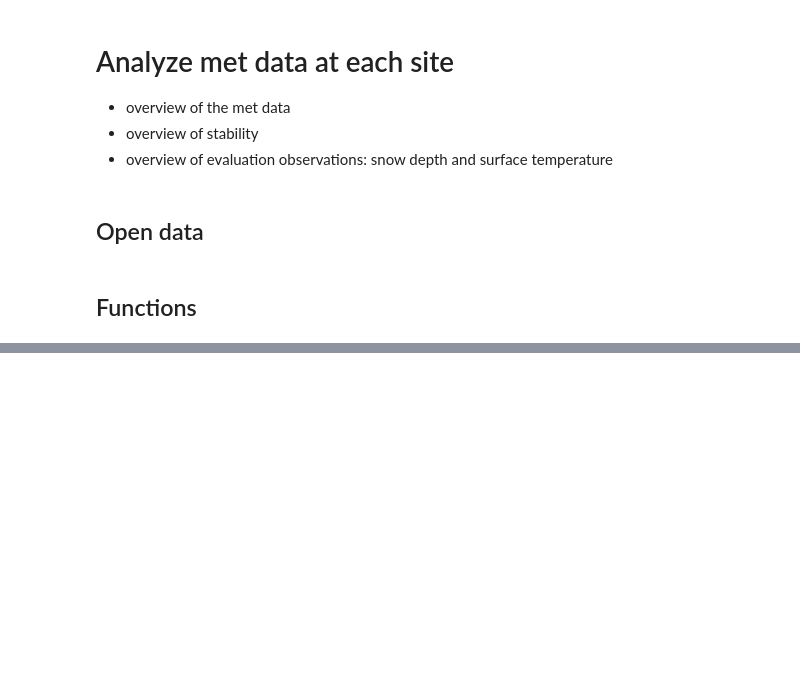
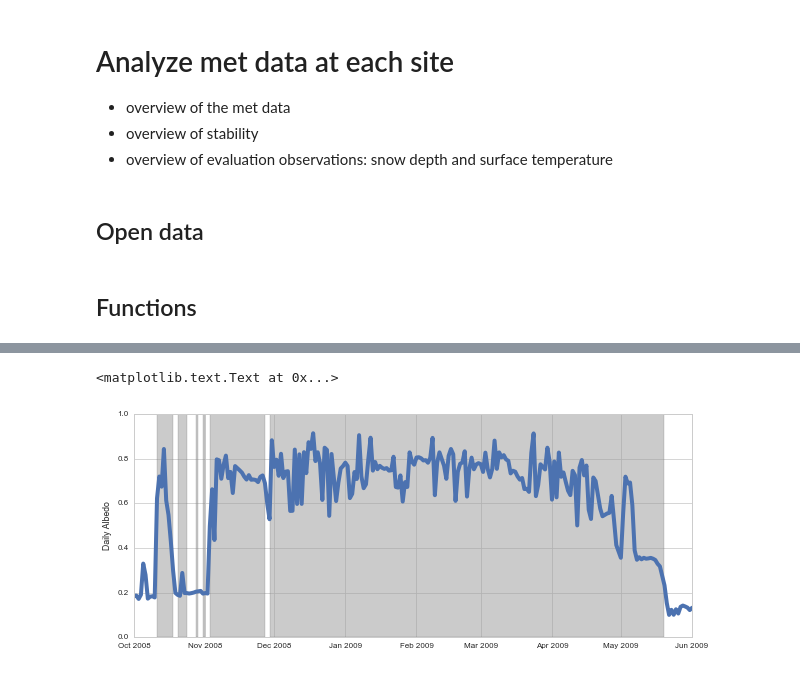
Before and after one commit to klapo/ModTsfc, a Jupyter notebook: ModTsfc.MetDataOverview.ipynb, the cells around one changed output, grey strips where cells are left out. Saved outputs shown, nothing was run; the diff lists cells and outputs as text; code cells hidden in the pictures; blank space fills up the shorter version.

```diff
--- a/ModTsfc.MetDataOverview.ipynb
+++ b/ModTsfc.MetDataOverview.ipynb
@@ -237,0 +264,12 @@ for n, site in enumerate(met):
+# %%
+fig, ax = plt.subplots(1, 1, figsize=(10, 4))
+current_palette = sns.color_palette()
+
+ax.plot(SWA_daily.time, SWA_daily.SWup / SWA_daily.SWdwn, color=current_palette[0], linewidth=4)
+ax.set_xlim(datetime(2008, 10, 1), datetime(2009, 6, 1))
+ax.set_ylim(0, 1)
+ax.fill_between(SWA_daily.time.values, 0, 1, where=(SWA_daily.SP == 1), alpha=0.5, facecolor='0.6')
+ax.set_ylabel('Daily Albedo')
+# %% [output]
+<matplotlib.text.Text at 0x...>
+[figure, added]
```
Also changed, not shown: parts of 8 cells of this notebook, 6 other files.
